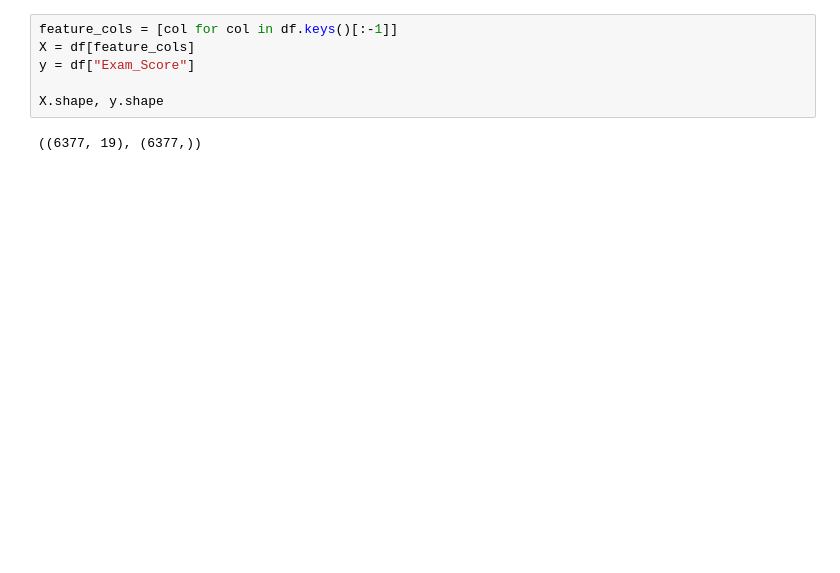
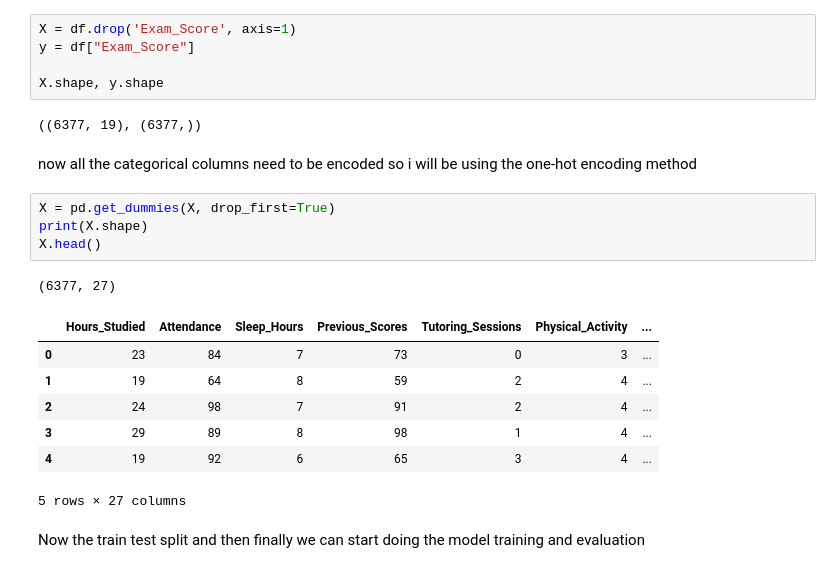
Before and after one commit to stefu1301/TDS-ML-starter_task, a Jupyter notebook: main.ipynb, the cells around one changed output. Cells and saved outputs as stored; diff of their text form; blank space fills up the shorter version.

```diff
--- a/main.ipynb
+++ b/main.ipynb
@@ -145,10 +167,26 @@ since the uncertainity in the mean value is too much, that is the presence of ou
 # %% [markdown]
 ## 3. Preprocessing the data
 # %%
-feature_cols = [col for col in df.keys()[:-1]]
-X = df[feature_cols]
+X = df.drop('Exam_Score', axis=1)
 y = df["Exam_Score"]
 
 X.shape, y.shape
 # %% [output]
 ((6377, 19), (6377,))
+# %% [markdown]
+now all the categorical columns need to be encoded so i will be using the one-hot encoding method
+# %%
+X = pd.get_dummies(X, drop_first=True)
+print(X.shape)
+X.head()
+# %% [output]
+(6377, 27)
+|  | Hours_Studied | Attendance | Sleep_Hours | Previous_Scores | Tutoring_Sessions | Physical_Activity | ... |
+| 0 | 23 | 84 | 7 | 73 | 0 | 3 | ... |
+| 1 | 19 | 64 | 8 | 59 | 2 | 4 | ... |
+| 2 | 24 | 98 | 7 | 91 | 2 | 4 | ... |
+| 3 | 29 | 89 | 8 | 98 | 1 | 4 | ... |
+| 4 | 19 | 92 | 6 | 65 | 3 | 4 | ... |
+5 rows × 27 columns
+# %% [markdown]
+Now the train test split and then finally we can start doing the model training and evaluation
```
Also changed, not shown: parts of 17 cells of this notebook.
